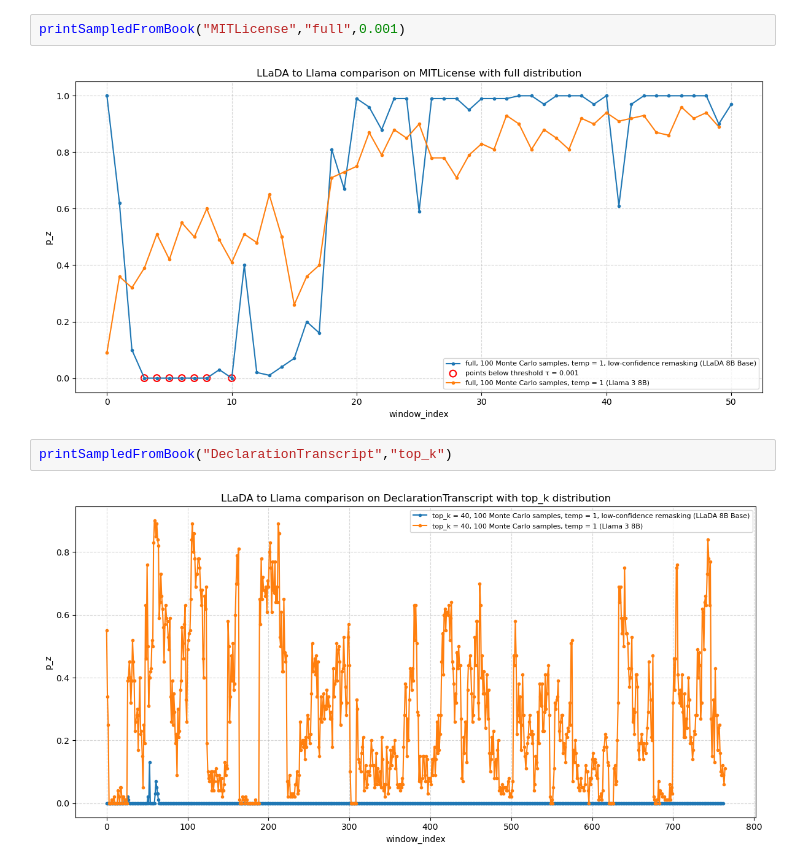
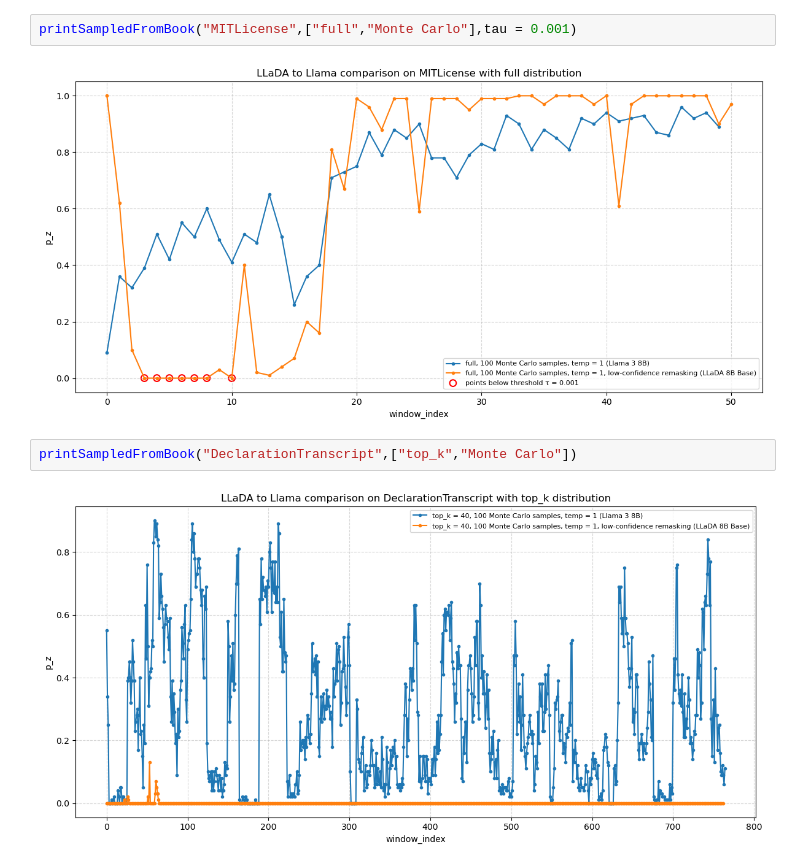
Before and after one commit to hacknstack/LLaDA-test, a Jupyter notebook: pzGraphLinear.ipynb, the cells around one changed output. Saved outputs shown, nothing was run; the diff lists cells and outputs as text.

Commit message:
cool graphs

```diff
--- a/pzGraphLinear.ipynb
+++ b/pzGraphLinear.ipynb
@@ -124,9 +148,9 @@ printSampledFromBook("MITLicense","top_k",0.001)
 # %%
-printSampledFromBook("MITLicense","full",0.001)
+printSampledFromBook("MITLicense",["full","Monte Carlo"],tau = 0.001)
 # %% [output]
-[figure, old version]
+[figure, new version]
 # %%
-printSampledFromBook("DeclarationTranscript","top_k")
+printSampledFromBook("DeclarationTranscript",["top_k","Monte Carlo"])
 # %% [output]
-[figure, old version]
+[figure, new version]
 # %%
```
Also changed, not shown: parts of 7 cells of this notebook, 8 other files.
